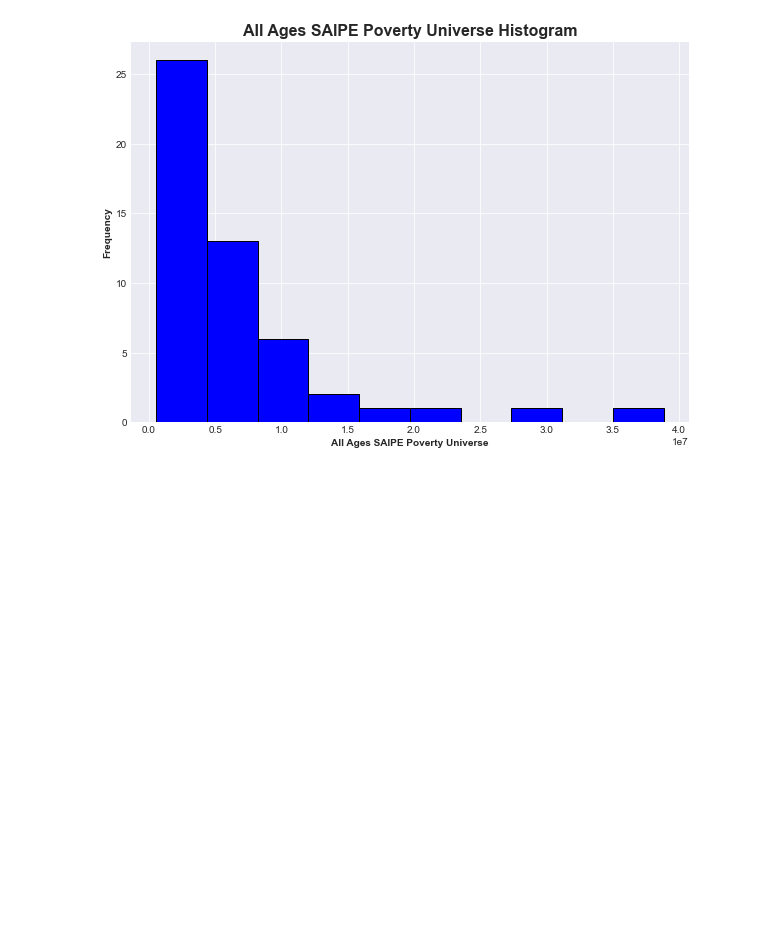
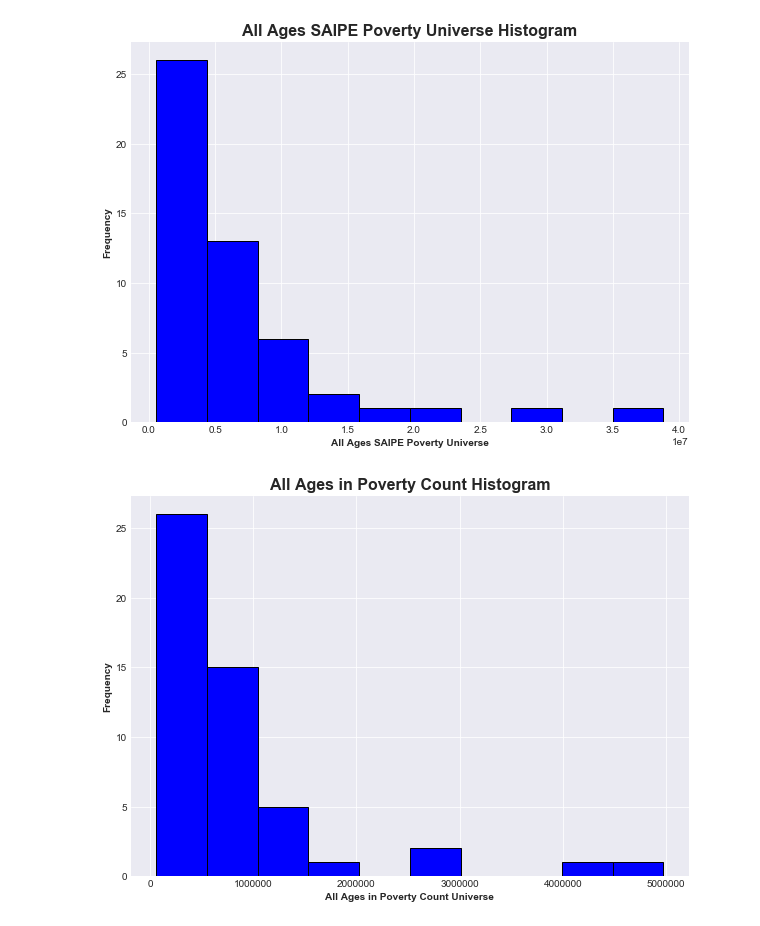
Before and after one commit to aakula7/Health-Literacy-COVID19, a Jupyter notebook: Income/clean data/Poverty/Linear Regression.ipynb, the cells around one changed output. Saved outputs shown, nothing was run; the diff lists cells and outputs as text; code cells hidden in the pictures; blank space fills up the shorter version.

```diff
--- a/Income/clean data/Poverty/Linear Regression.ipynb
+++ b/Income/clean data/Poverty/Linear Regression.ipynb
@@ -100,3 +115,12 @@ plt.xlabel('All Ages SAIPE Poverty Universe', fontsize = 10, fontweight = 'bold'
 plt.ylabel('Frequency', fontsize = 10, fontweight = 'bold');
 # %% [output]
 [figure]
+# %%
+plt.style.use('seaborn-darkgrid')
+
+COVIDPovCount['All Ages in Poverty Count'].plot(kind = 'hist', color = 'blue', edgecolor = 'black', figsize = (10,7))
+plt.title('All Ages in Poverty Count Histogram', fontsize = 16, fontweight = 'bold')
+plt.xlabel('All Ages in Poverty Count Universe', fontsize = 10, fontweight = 'bold')
+plt.ylabel('Frequency', fontsize = 10, fontweight = 'bold');
+# %% [output]
+[figure, added]
```
Also changed, not shown: parts of 9 cells of this notebook.
